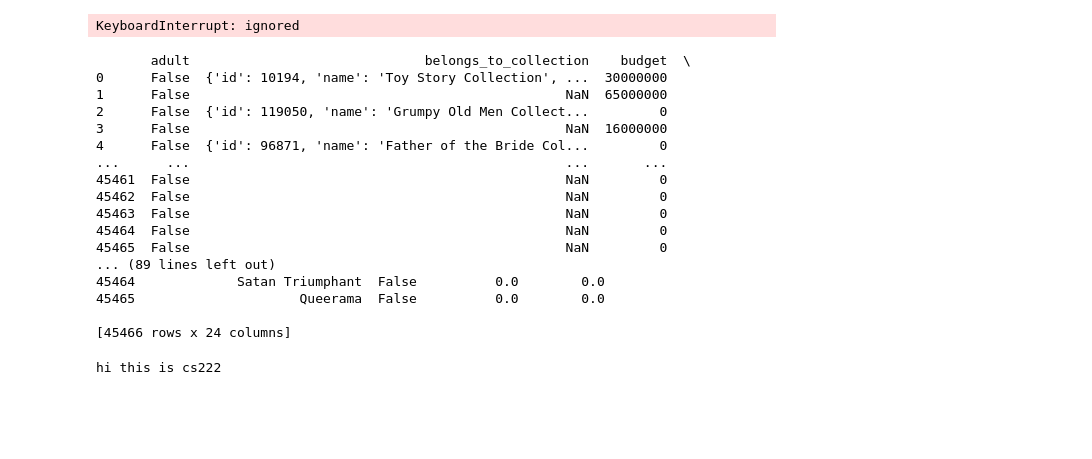
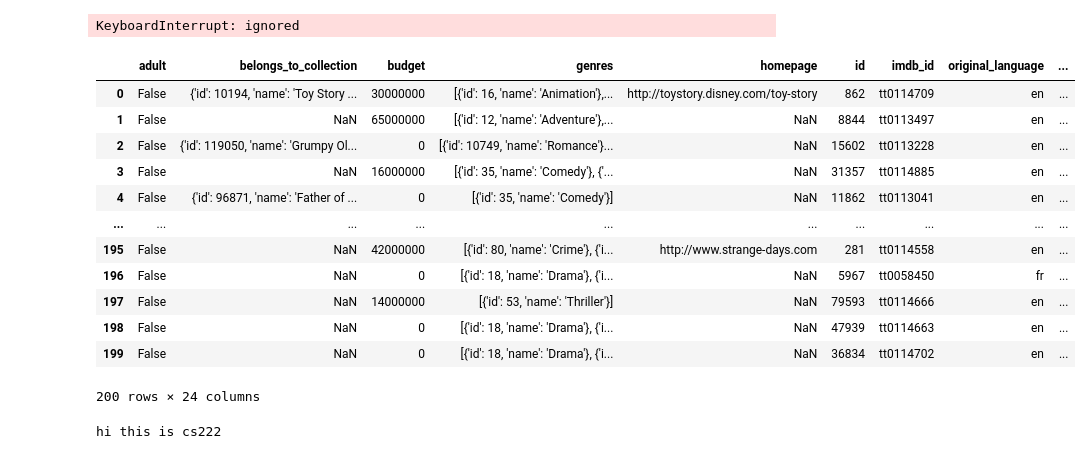
Before and after one commit to CS222-UIUC/course-project-movie-recommender, a Jupyter notebook: CS222_Set_Up.ipynb, the cells around one changed output. Drawn from its saved outputs; the diff is of its cells as text; code cells hidden in the pictures; blank space fills up the shorter version.

```diff
--- a/CS222_Set_Up.ipynb
+++ b/CS222_Set_Up.ipynb
@@ -15,25 +15,22 @@ uploaded = files.upload()
 KeyboardInterrupt: ignored
 # %%
 df = pd.read_csv("movies_metadata.csv")
-print(df)
+df.head(200)
+# print(df)
 # %% [output]
+|  | adult | belongs_to_collection | budget | genres | homepage | id | imdb_id | original_language | ... |
+| 0 | False | {'id': 10194, 'name': 'Toy Story ... | 30000000 | [{'id': 16, 'name': 'Animation'},... | http://toystory.disney.com/toy-story | 862 | tt0114709 | en | ... |
+| 1 | False | NaN | 65000000 | [{'id': 12, 'name': 'Adventure'},... | NaN | 8844 | tt0113497 | en | ... |
+| 2 | False | {'id': 119050, 'name': 'Grumpy Ol... | 0 | [{'id': 10749, 'name': 'Romance'}... | NaN | 15602 | tt0113228 | en | ... |
+| 3 | False | NaN | 16000000 | [{'id': 35, 'name': 'Comedy'}, {'... | NaN | 31357 | tt0114885 | en | ... |
+| 4 | False | {'id': 96871, 'name': 'Father of ... | 0 | [{'id': 35, 'name': 'Comedy'}] | NaN | 11862 | tt0113041 | en | ... |
+| ... | ... | ... | ... | ... | ... | ... | ... | ... | ... |
+| 195 | False | NaN | 42000000 | [{'id': 80, 'name': 'Crime'}, {'i... | http://www.strange-days.com | 281 | tt0114558 | en | ... |
+| 196 | False | NaN | 0 | [{'id': 18, 'name': 'Drama'}, {'i... | NaN | 5967 | tt0058450 | fr | ... |
+| 197 | False | NaN | 14000000 | [{'id': 53, 'name': 'Thriller'}] | NaN | 79593 | tt0114666 | en | ... |
+| 198 | False | NaN | 0 | [{'id': 18, 'name': 'Drama'}, {'i... | NaN | 47939 | tt0114663 | en | ... |
+| 199 | False | NaN | 0 | [{'id': 18, 'name': 'Drama'}, {'i... | NaN | 36834 | tt0114702 | en | ... |
-       adult                              belongs_to_collection    budget  \
-0      False  {'id': 10194, 'name': 'Toy Story Collection', ...  30000000
-1      False                                                NaN  65000000
-2      False  {'id': 119050, 'name': 'Grumpy Old Men Collect...         0
-3      False                                                NaN  16000000
-4      False  {'id': 96871, 'name': 'Father of the Bride Col...         0
-...      ...                                                ...       ...
-45461  False                                                NaN         0
-45462  False                                                NaN         0
-45463  False                                                NaN         0
-45464  False                                                NaN         0
-45465  False                                                NaN         0
-... (89 lines left out)
-45464             Satan Triumphant  False          0.0        0.0
-45465                     Queerama  False          0.0        0.0
-
-[45466 rows x 24 columns]
+200 rows × 24 columns
 # %%
 print("hi this is cs222")
 # %% [output]
```
Also changed, not shown: parts of 1 cell of this notebook.
